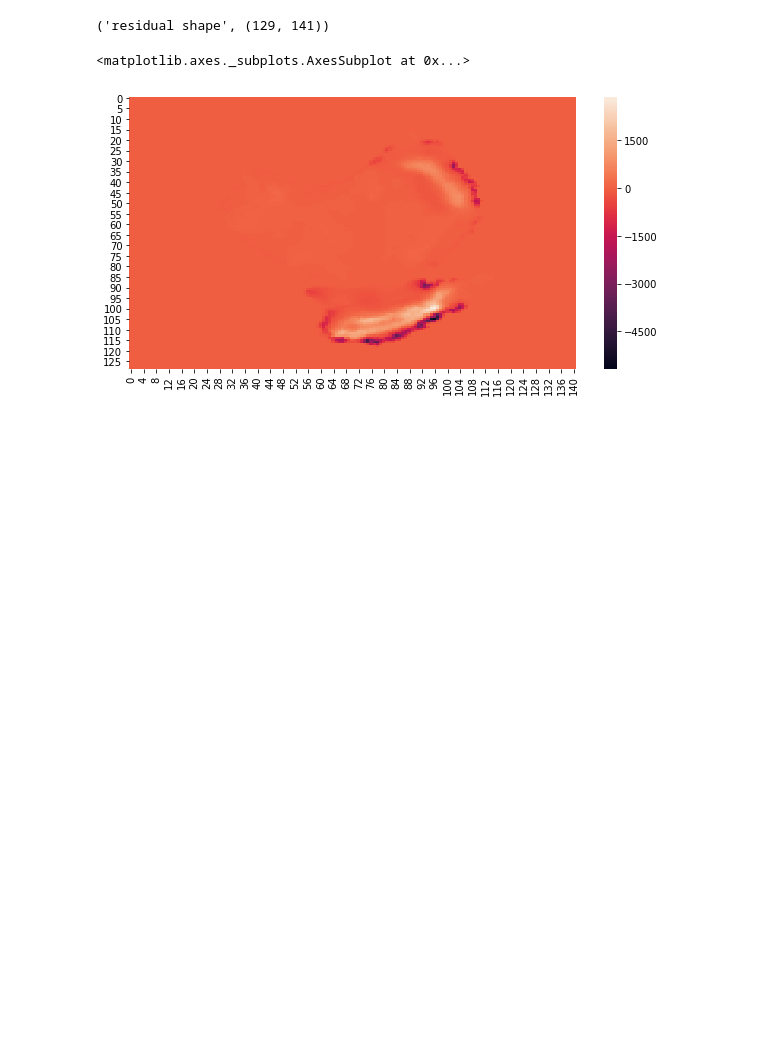
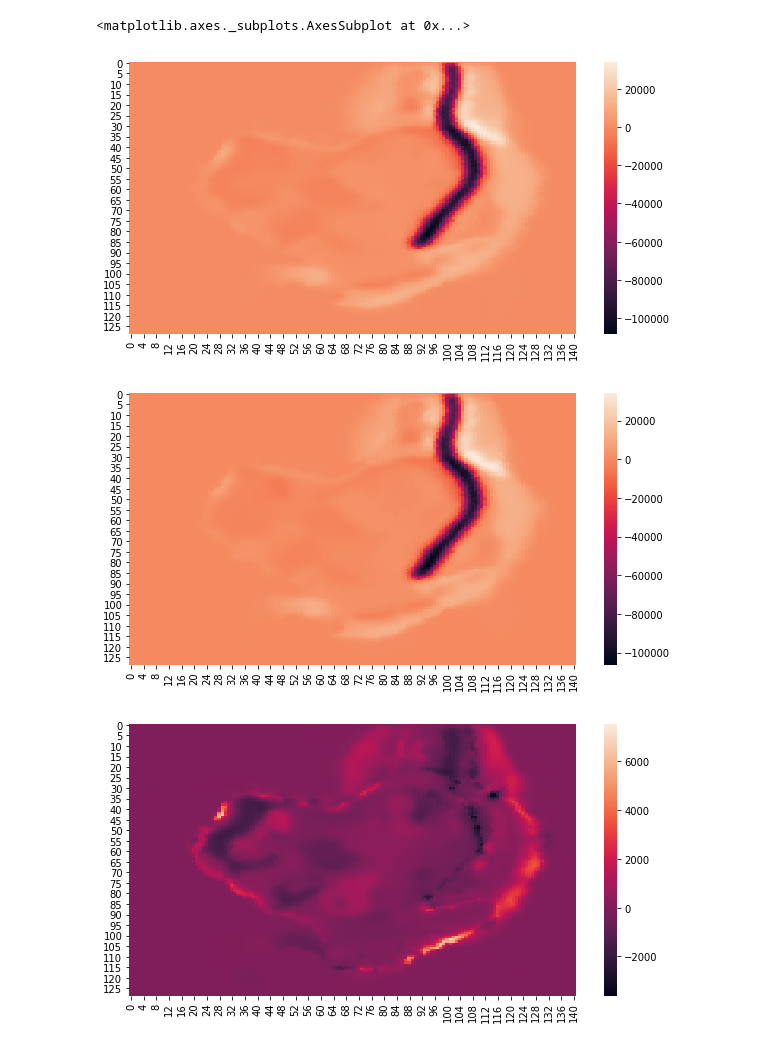
Before and after one commit to natbutter/Bayeslands_continental, a Jupyter notebook: DictAnalysis.ipynb, the cells around one changed output. Drawn from its saved outputs; the diff is of its cells as text; code cells hidden in the pictures; blank space fills up the shorter version.

Commit message:
running with new pickle data outputs

```diff
--- a/DictAnalysis.ipynb
+++ b/DictAnalysis.ipynb
@@ -9,7 +9,7 @@ import matplotlib.pyplot as plt
 %matplotlib inline
 # %%
 n_path = 'Examples/australia/uplight_modelsrun/realtime_data/'
-o_path = 'Examples/australia/uplight_modelsrun/realtime_data/'
+o_path = 'Examples/australia/old_model/realtime_data/'
 # %%
-elev = pickle.load(open("%s/0/pred_elev_vec.pkl"%(n_path), "rb" ) )
-erdp = pickle.load(open("%s/0/pred_erodep_vec.pkl"%(n_path), "rb" ) )
+new_elev = pickle.load(open("%s/0/pred_elev_vec.pkl"%(n_path), "rb" ) )
+new_erdp = pickle.load(open("%s/0/pred_erodep_vec.pkl"%(n_path), "rb" ) )
@@ -62,9 +16,3 @@ print(erdp[0.0].shape)
-# %%
-residual = erdp[-5000000.0] - erdp[0.0]
-# print('residual shape', residual.shape)
-plt.figure(figsize=(10,5))
-sns.heatmap(residual)
-# %% [output]
-('residual shape', (129, 141))
-<matplotlib.axes._subplots.AxesSubplot at 0x...>
-[figure, removed]
+# %%
+old_elev = pickle.load(open("%s/0/pred_elev_vec.pkl"%(o_path), "rb" ) )
+old_erdp = pickle.load(open("%s/0/pred_erodep_vec.pkl"%(o_path), "rb" ) )
@@ -70,0 +27,22 @@ sns.heatmap(residual)
+# %%
+
+plt.figure(figsize=(10,5))
+sns.heatmap(old_erdp[0.0])
+
+plt.figure(figsize=(10,5))
+sns.heatmap(new_erdp[0.0])
+
+residual = old_erdp[0.0] - new_erdp[0.0]
+
+plt.figure(figsize=(10,5))
+sns.heatmap(residual)
+
+basin = old_erdp[0.0]
+basin = basin[68:104,0:50]
+plt.figure(figsize=(10,5))
+sns.heatmap(basin)
+# %% [output]
+<matplotlib.axes._subplots.AxesSubplot at 0x...>
+[figure, added]
+[figure, added]
+[figure, added]
```
Also changed, not shown: parts of 9 cells of this notebook, 1 other file.
